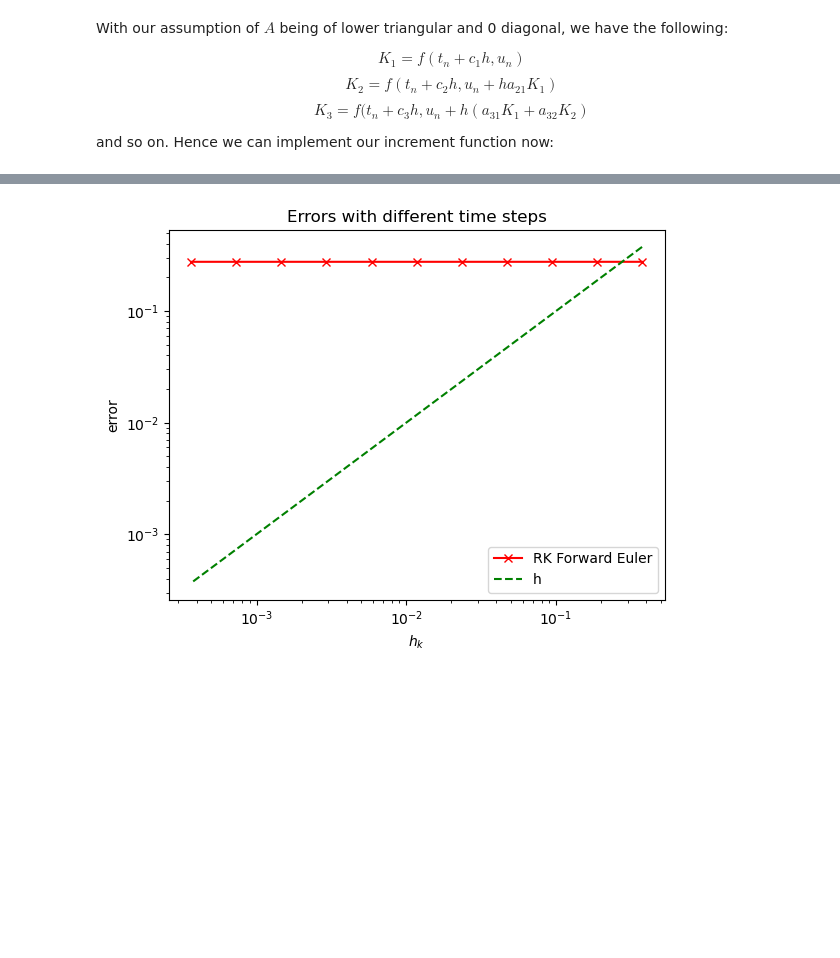
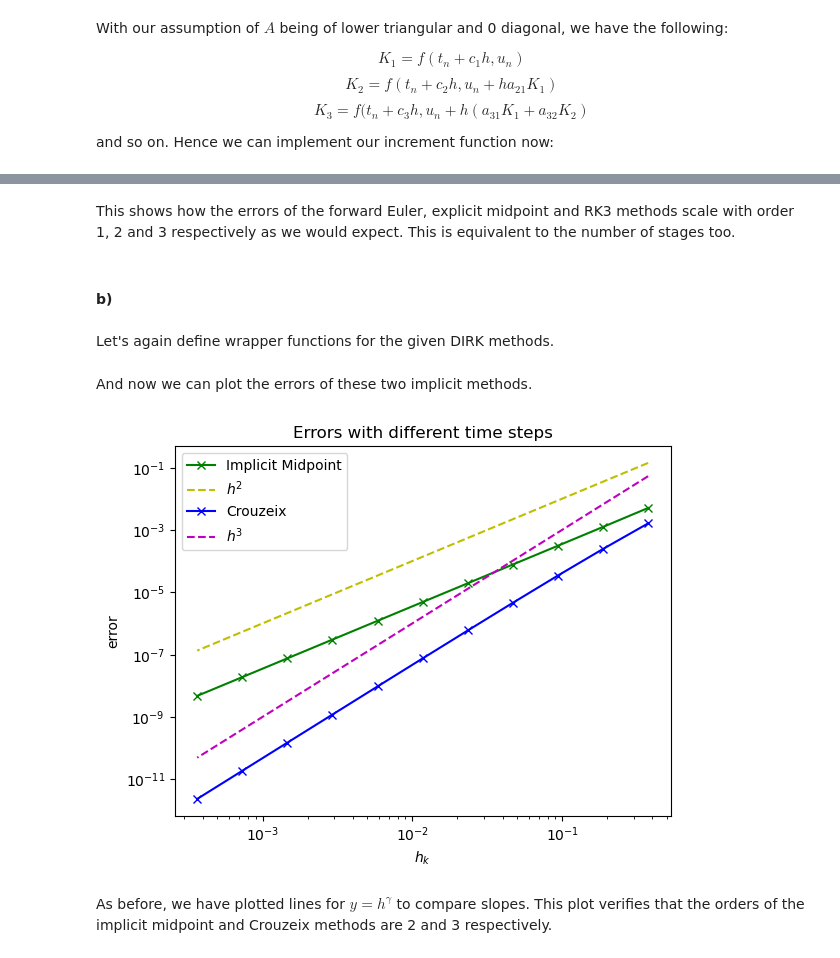
Before and after one commit to ArkinF/MA2K4, a Jupyter notebook: MA2K4 Assignment4.ipynb, the cells around one changed output, grey strips where cells are left out. Saved outputs shown, nothing was run; the diff lists cells and outputs as text; code cells hidden in the pictures; blank space fills up the shorter version.

```diff
--- a/MA2K4 Assignment4.ipynb
+++ b/MA2K4 Assignment4.ipynb
@@ -192,16 +224,50 @@ def RK3(t, u, f, h):
+# %% [markdown]
+This shows how the errors of the forward Euler, explicit midpoint and RK3 methods scale with order 1, 2 and 3 respectively as we would expect. This is equivalent to the number of stages too.
+# %% [markdown]
+#### b)
+# %%
+def DIRK(t, u, f, h, A, b, c):
+
+    s = len(b)
+    K_vals = []
+
+    F = lambda x: x - f(t + h * c[i], u + h * np.dot(A[i][:i], K_vals[:i]) + h * A[i][i] * x)
+
+    for i in range(s):
+        K = root_scalar(F, x0=f(t,u), x1=2*f(t,u)).root
+        K_vals.append(K)
+
+    phi = np.dot(b, K_vals)
+    return u + h * phi
+# %% [markdown]
+Let's again define wrapper functions for the given DIRK methods.
+# %%
+def implicit_midpoint(t, u, f, h):
+    A = [[1/2]]
+    b = [1]
+    c = [1/2]
+    return DIRK(t, u, f, h, A, b, c)
+
+def crouzeix(t, u, f, h):
+    A = [[1/2 + np.sqrt(3)/6, 0], [-np.sqrt(3)/3, 1/2 + np.sqrt(3)/6]]
+    b = [1/2, 1/2]
+    c = [1/2 + np.sqrt(3)/6, 1/2 - np.sqrt(3)/6]
+    return DIRK(t, u, f, h, A, b, c)
+# %% [markdown]
+And now we can plot the errors of these two implicit methods.
 # %%
-N0, T = 4, 1.5
-N_values = [N0 * 2**k for k in range(11)]
-h_values = [T / N for N in N_values]
-
-plt.plot(h_values, [lastError(for_eul, h_values[i], N_values[i]) for i in range(11)], 'x-r', label='RK Forward Euler')
-plt.plot(h_values, h_values, 'g--', label='h')
+plt.plot(h_values, [lastError(implicit_midpoint, h_values[i], N_values[i]) for i in range(11)], 'x-g', label='Implicit Midpoint')
+plt.plot(h_values, h_values**2, '--y', label='$h^2$')
+plt.plot(h_values, [lastError(crouzeix, h_values[i], N_values[i]) for i in range(11)], 'x-b', label='Crouzeix')
+plt.plot(h_values, h_values**3, '--m', label='$h^3$')
 plt.xscale('log')
 plt.yscale('log')
 plt.title('Errors with different time steps')
 plt.xlabel('$h_k$')
 plt.ylabel('error')
 plt.legend()
 plt.show()
 # %% [output]
-[figure, old version]
+[figure, new version]
+# %% [markdown]
+As before, we have plotted lines for $y=h^\gamma$ to compare slopes. This plot verifies that the orders of the implicit midpoint and Crouzeix methods are 2 and 3 respectively.
```
Also changed, not shown: parts of 18 cells of this notebook.
